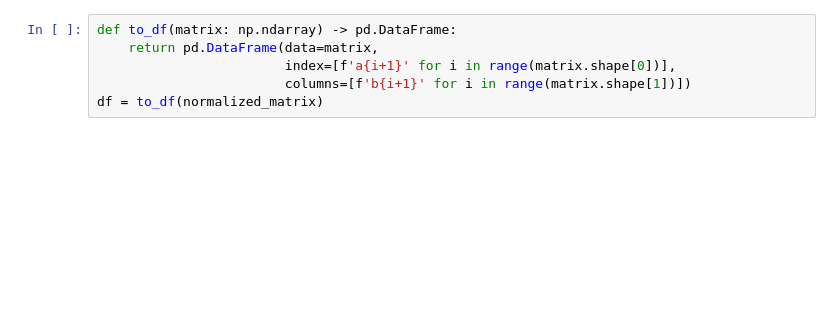
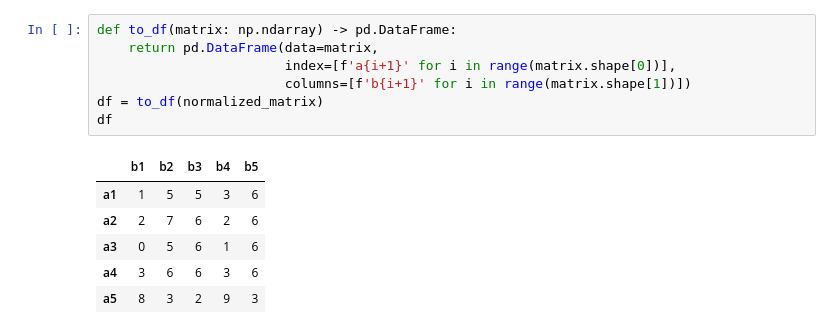
Before and after one commit to FakeEmperor/game-theory, a Jupyter notebook: GC_Homework.ipynb, the cells around one changed output. Drawn from its saved outputs; the diff is of its cells as text; blank space fills up the shorter version.

```diff
--- a/GC_Homework.ipynb
+++ b/GC_Homework.ipynb
@@ -62,6 +95,14 @@ OptimizerState(step=2136, game_cost_current=Fraction(1, 1068), A_income=array([-
 # %%
 def to_df(matrix: np.ndarray) -> pd.DataFrame:
     return pd.DataFrame(data=matrix,
                         index=[f'a{i+1}' for i in range(matrix.shape[0])],
                         columns=[f'b{i+1}' for i in range(matrix.shape[1])])
 df = to_df(normalized_matrix)
+df
+# %% [output]
+|  | b1 | b2 | b3 | b4 | b5 |
+| a1 | 1 | 5 | 5 | 3 | 6 |
+| a2 | 2 | 7 | 6 | 2 | 6 |
+| a3 | 0 | 5 | 6 | 1 | 6 |
+| a4 | 3 | 6 | 6 | 3 | 6 |
+| a5 | 8 | 3 | 2 | 9 | 3 |
```
Also changed, not shown: parts of 9 cells of this notebook, 7 other files.
